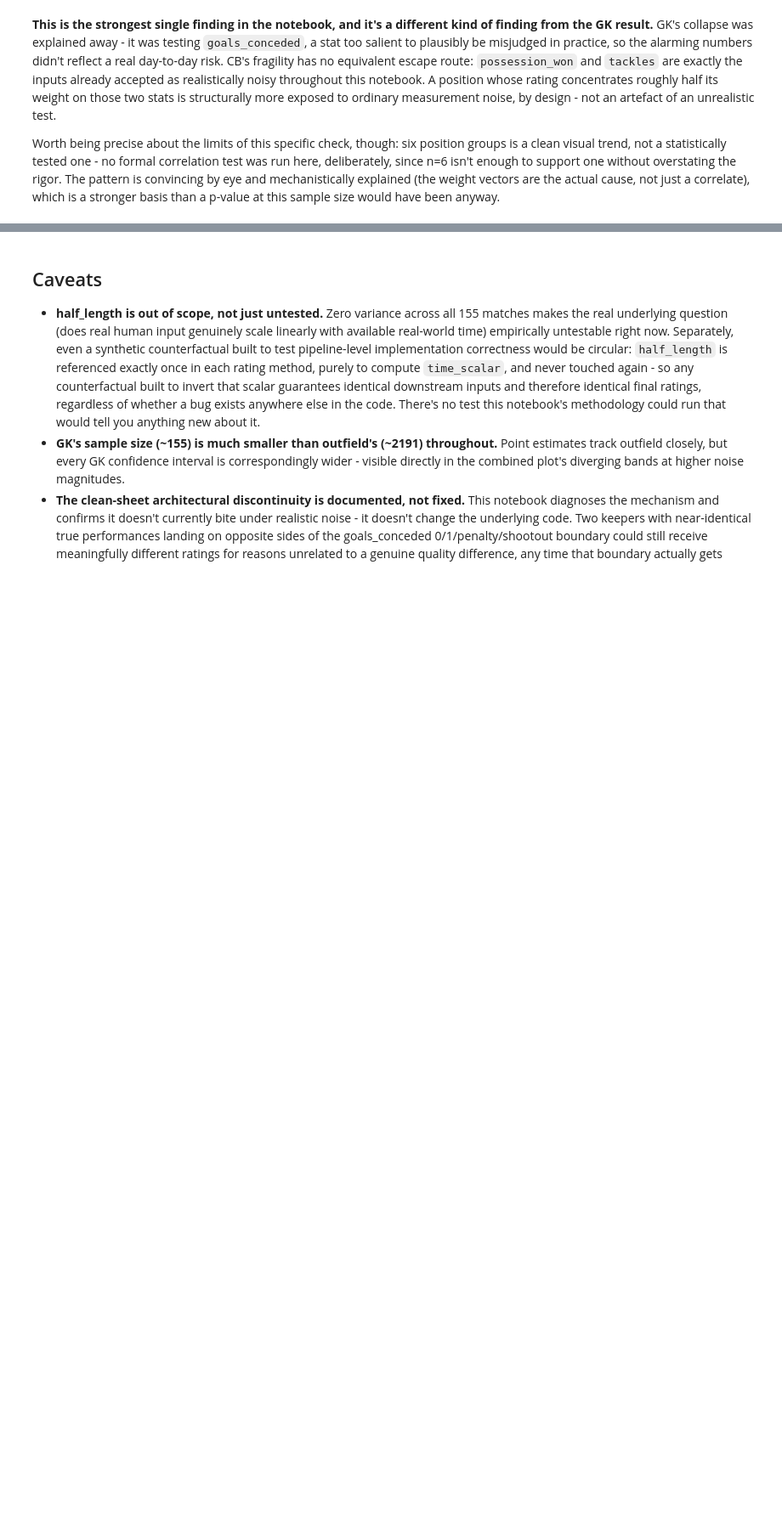
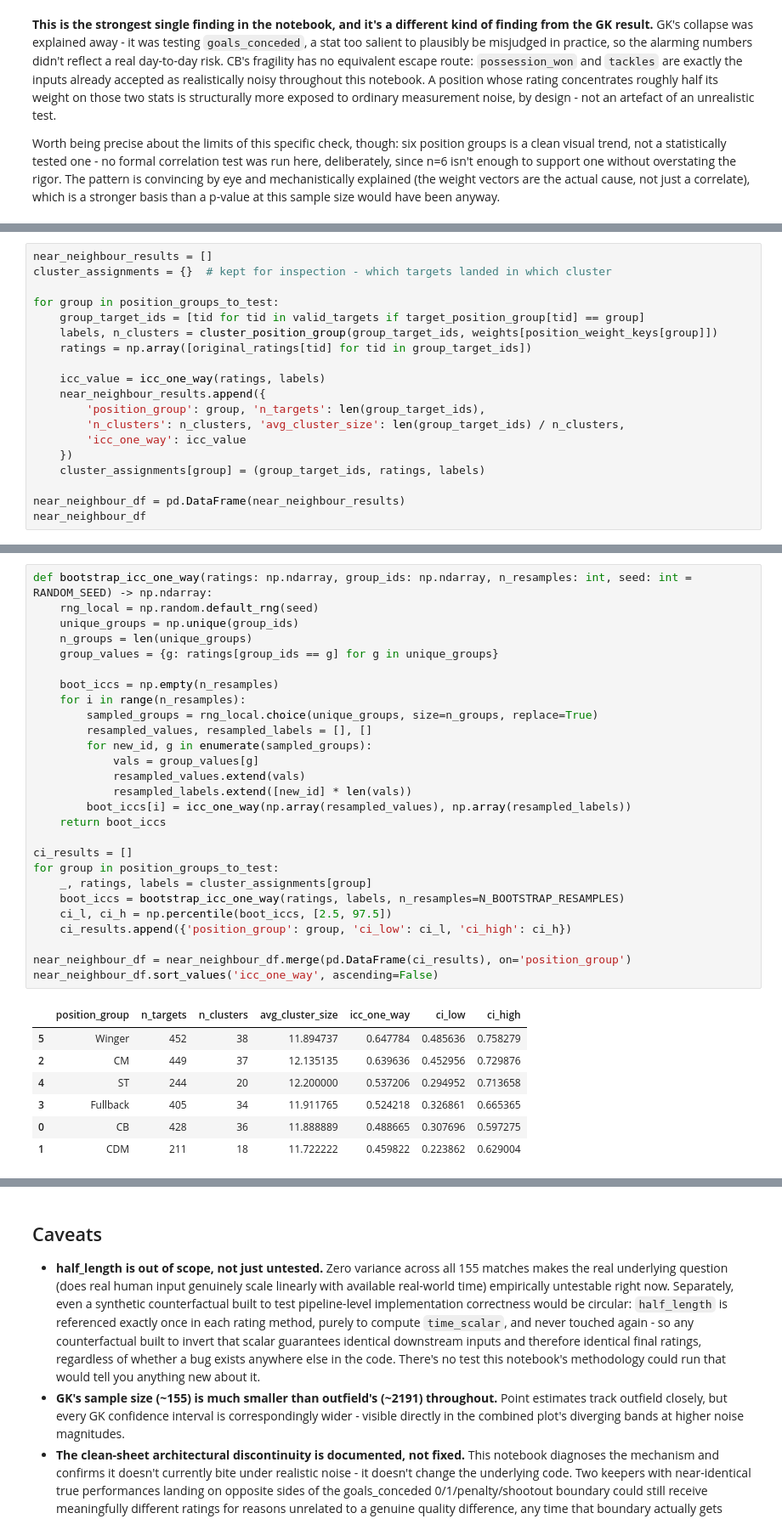
Before and after one commit to Kaziksobo/Gaffers-Clipboard, a Jupyter notebook: workshop/ratings_validation/rating_reliability.ipynb, the cells around one changed output, grey strips where cells are left out. Shown at 85% size. Cells and saved outputs as stored; diff of their text form; blank space fills up the shorter version.

Commit message:
expanded testing to add near-neighbour testing

```diff
--- a/workshop/ratings_validation/rating_reliability.ipynb
+++ b/workshop/ratings_validation/rating_reliability.ipynb
@@ -915,0 +1010,19 @@ have been anyway.
+# %%
+near_neighbour_results = []
+cluster_assignments = {}  # kept for inspection - which targets landed in which cluster
+
+for group in position_groups_to_test:
+    group_target_ids = [tid for tid in valid_targets if target_position_group[tid] == group]
+    labels, n_clusters = cluster_position_group(group_target_ids, weights[position_weight_keys[group]])
+    ratings = np.array([original_ratings[tid] for tid in group_target_ids])
+
+    icc_value = icc_one_way(ratings, labels)
+    near_neighbour_results.append({
+        'position_group': group, 'n_targets': len(group_target_ids),
+        'n_clusters': n_clusters, 'avg_cluster_size': len(group_target_ids) / n_clusters,
+        'icc_one_way': icc_value
+    })
+    cluster_assignments[group] = (group_target_ids, ratings, labels)
+
+near_neighbour_df = pd.DataFrame(near_neighbour_results)
+near_neighbour_df
@@ -915,0 +1037,35 @@ have been anyway.
+# %%
+def bootstrap_icc_one_way(ratings: np.ndarray, group_ids: np.ndarray, n_resamples: int, seed: int = RANDOM_SEED) -> np.ndarray:
+    rng_local = np.random.default_rng(seed)
+    unique_groups = np.unique(group_ids)
+    n_groups = len(unique_groups)
+    group_values = {g: ratings[group_ids == g] for g in unique_groups}
+
+    boot_iccs = np.empty(n_resamples)
+    for i in range(n_resamples):
+        sampled_groups = rng_local.choice(unique_groups, size=n_groups, replace=True)
+        resampled_values, resampled_labels = [], []
+        for new_id, g in enumerate(sampled_groups):
+            vals = group_values[g]
+            resampled_values.extend(vals)
+            resampled_labels.extend([new_id] * len(vals))
+        boot_iccs[i] = icc_one_way(np.array(resampled_values), np.array(resampled_labels))
+    return boot_iccs
+
+ci_results = []
+for group in position_groups_to_test:
+    _, ratings, labels = cluster_assignments[group]
+    boot_iccs = bootstrap_icc_one_way(ratings, labels, n_resamples=N_BOOTSTRAP_RESAMPLES)
+    ci_l, ci_h = np.percentile(boot_iccs, [2.5, 97.5])
+    ci_results.append({'position_group': group, 'ci_low': ci_l, 'ci_high': ci_h})
+
+near_neighbour_df = near_neighbour_df.merge(pd.DataFrame(ci_results), on='position_group')
+near_neighbour_df.sort_values('icc_one_way', ascending=False)
+# %% [output]
+|  | position_group | n_targets | n_clusters | avg_cluster_size | icc_one_way | ci_low | ci_high |
+| 5 | Winger | 452 | 38 | 11.894737 | 0.647784 | 0.485636 | 0.758279 |
+| 2 | CM | 449 | 37 | 12.135135 | 0.639636 | 0.452956 | 0.729876 |
+| 4 | ST | 244 | 20 | 12.200000 | 0.537206 | 0.294952 | 0.713658 |
+| 3 | Fullback | 405 | 34 | 11.911765 | 0.524218 | 0.326861 | 0.665365 |
+| 0 | CB | 428 | 36 | 11.888889 | 0.488665 | 0.307696 | 0.597275 |
+| 1 | CDM | 211 | 18 | 11.722222 | 0.459822 | 0.223862 | 0.629004 |
```
Also changed, not shown: parts of 11 cells of this notebook.
